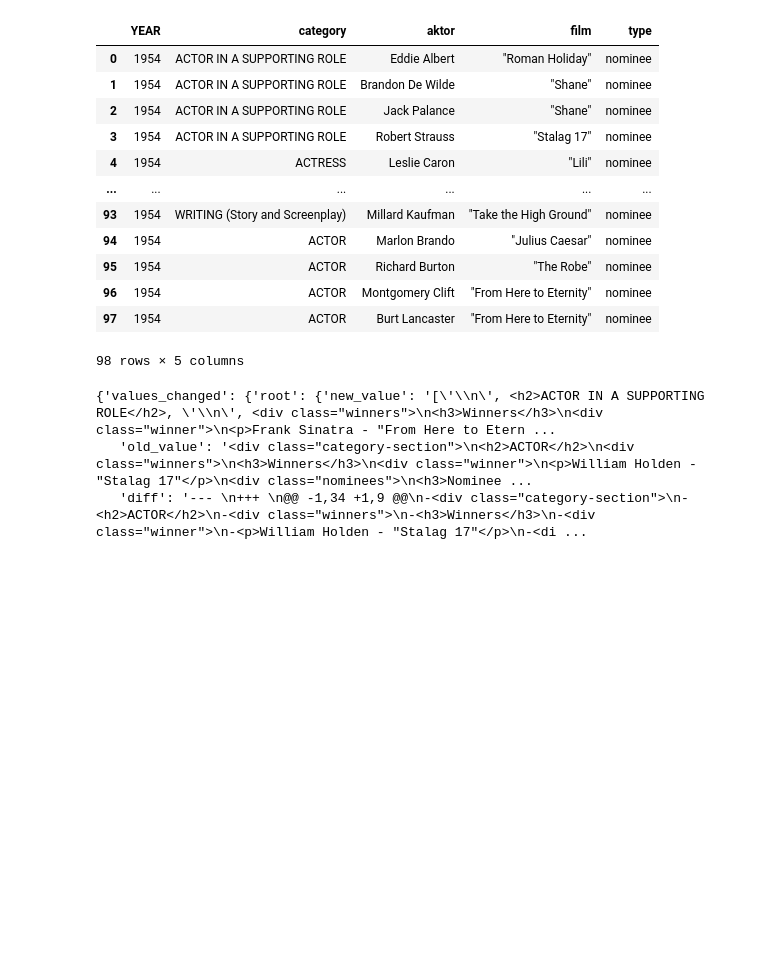
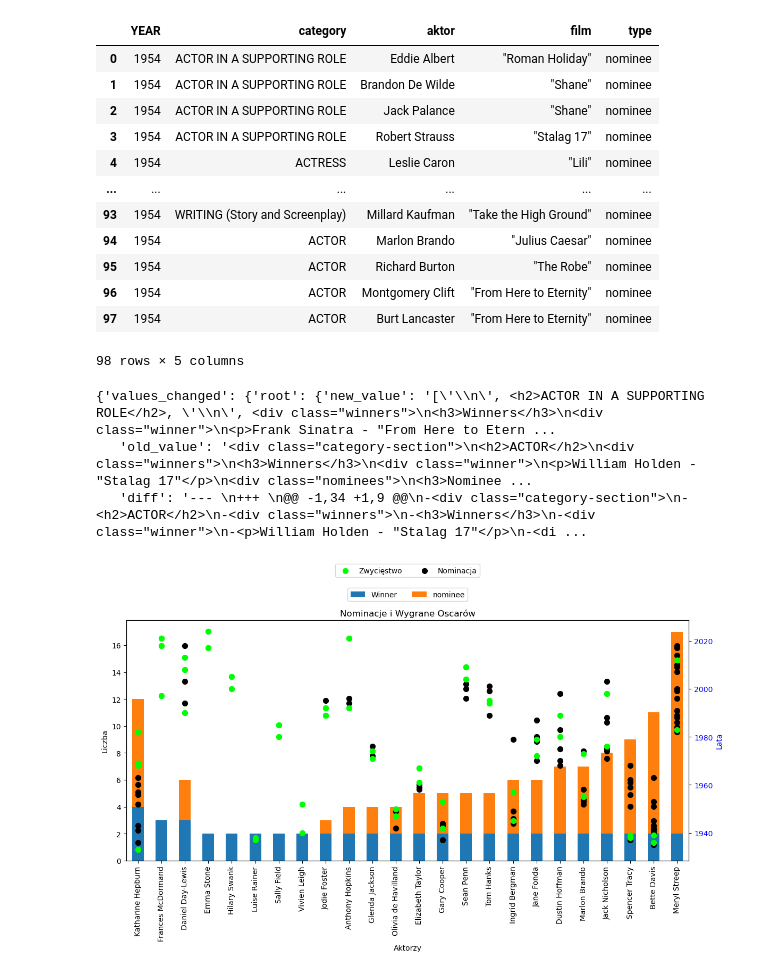
Before and after one commit to KawiorPL/FlaskApp, a Jupyter notebook: Untitled.ipynb, the cells around one changed output. Saved outputs shown, nothing was run; the diff lists cells and outputs as text; code cells hidden in the pictures; blank space fills up the shorter version.

Commit message:
'wizualizacjaDodanie2Wykresu'

```diff
--- a/Untitled.ipynb
+++ b/Untitled.ipynb
@@ -1221,3 +1221,93 @@ roznica
 {'values_changed': {'root': {'new_value': '[\'\\n\', <h2>ACTOR IN A SUPPORTING ROLE</h2>, \'\\n\', <div class="winners">\n<h3>Winners</h3>\n<div class="winner">\n<p>Frank Sinatra - "From Here to Etern ...
    'old_value': '<div class="category-section">\n<h2>ACTOR</h2>\n<div class="winners">\n<h3>Winners</h3>\n<div class="winner">\n<p>William Holden - "Stalag 17"</p>\n<div class="nominees">\n<h3>Nominee ...
    'diff': '--- \n+++ \n@@ -1,34 +1,9 @@\n-<div class="category-section">\n-<h2>ACTOR</h2>\n-<div class="winners">\n-<h3>Winners</h3>\n-<div class="winner">\n-<p>William Holden - "Stalag 17"</p>\n-<di ...
+# %%
+def analizaaktorow(df):
+    """
+    Analizuje nominacje i zwycięstwa aktorów, tworzy wykresy i zapisuje dane do plików CSV.
+
+    Args:
+        df (pd.DataFrame): DataFrame zawierający dane o Oscarach.
+    """
+
+    # 1. Filtrowanie danych: Wybierz tylko wiersze z kategoriami aktorskimi.
+
+    # 1. Filtrowanie danych: Wybierz tylko wiersze z kategoriami aktorskimi.
+    filtered_df = df.loc[df['category'].isin(['ACTOR IN A LEADING ROLE', 'ACTOR', 'ACTRESS IN A LEADING ROLE', 'ACTRESS'])]
+
+    # 2. Grupowanie i zliczanie: Zlicz liczbę wystąpień dla każdego aktora i typu nominacji.
+    grouped_df = filtered_df.groupby(['aktor', 'type']).size().reset_index(name='count')
+
+    # 3. Sortowanie danych: Posortuj dane według aktora, typu nominacji i liczby wystąpień.
+    sorted_df = grouped_df.sort_values(by=['aktor', 'type', 'count'], ascending=[True, False, False])
+
+    # 4. Tworzenie DataFrame z samymi zwycięzcami: Wybierz tylko wiersze ze zwycięzcami i posortuj według liczby zwycięstw.
+    winners_df = sorted_df[sorted_df['type'] == 'Winner'].sort_values(by='count', ascending=False)
+
+    # 5. Tworzenie pustego DataFrame na wynik: Inicjalizuj pusty DataFrame, który będzie przechowywać wyniki.
+    result_df = pd.DataFrame()
+
+    # 6. Iterowanie po zwycięzcach i dodawanie ich nominacji (poprawione): Dla każdego zwycięzcy dodaj jego zwycięstwa i nominacje do DataFrame.
+    for actor in winners_df['aktor']:
+        actor_winners = sorted_df[(sorted_df['aktor'] == actor) & (sorted_df['type'] == 'Winner')]
+        actor_nominees = sorted_df[(sorted_df['aktor'] == actor) & (sorted_df['type'] == 'nominee')]
+
+        # Dodaj najpierw zwycięstwa, a potem nominacje
+        result_df = pd.concat([result_df, actor_winners, actor_nominees], ignore_index=True)
+
+    # 7. Tworzenie tabeli przestawnej: Utwórz tabelę przestawną z danymi o aktorach, nominacjach i zwycięstwach.
+
+
+
+
+
+    # 9. Przygotowanie danych dla wykresu słupkowego i punktowego: Wybierz 50 najlepszych aktorów i utwórz tabelę przestawną.
+
+    pivot_df = result_df.pivot_table(index='aktor', columns='type', values='count', fill_value=0).reset_index()
+    pivot_df['total'] = pivot_df['Winner'] + pivot_df['nominee']
+    pivot_df['%win'] = round((pivot_df['Winner'] / pivot_df['total']) * 100, 2)
+    pairplot = pivot_df.loc[pivot_df['Winner'] > 1].sort_values(['Winner', '%win'], ascending=[False, False])
+    pairplot['nominee'] = pairplot['nominee'].astype(int)
+    pairplot['winner'] = pairplot['Winner'].astype(int)
+    pairplot['total'] = pairplot['total'].astype(int)
+
+
+    # 10. Tworzenie wykresu słupkowego i punktowego: Wykres słupkowy przedstawiający nominacje i zwycięstwa, wykres punktowy przedstawiający lata.
+    fig, ax1 = plt.subplots(figsize=(12, 8))
+    df_award = df.loc[df['category'].isin(['ACTOR IN A LEADING ROLE', 'ACTOR', 'ACTRESS IN A LEADING ROLE', 'ACTRESS'])]
+    chart = pairplot.set_index('aktor')
+    chart[['Winner', 'nominee']].plot(kind='bar', stacked=True, ax=ax1) #Zmieniono kolejność kolumn na wykresie słupkowym
+    ax1.set_title('Nominacje i Wygrane Oscarów')
+    ax1.set_xlabel('Aktorzy')
+    ax1.set_ylabel('Liczba')
+    ax1.legend(loc='upper center', bbox_to_anchor=(0.5, 1.15), ncol=2)
+    ax2 = ax1.twinx()
+    winners = []
+    nominees = []
+    for actor, row in chart.iterrows():
+        actor_data = df_award[df_award['aktor'] == actor] #Zmieniłem nazwę zmiennej aby nie nadpisywała df z argumentu funkcji
+        years = actor_data['YEAR'].tolist()
+        types = actor_data['type'].tolist()
+        for year, t in zip(years, types):
+            if t == 'Winner':
+                winners.append((actor, year))
+            else:
+                nominees.append((actor, year))
+
+
+    ax2.scatter([actor for actor, year in winners], [year for actor, year in winners], color='lime', marker='o', s=50, label='Zwycięstwo')
+    ax2.scatter([actor for actor, year in nominees], [year for actor, year in nominees], color='black', marker='o', s=50, label='Nominacja')
+    ax2.scatter([actor for actor, year in winners], [year for actor, year in winners], color='lime', marker='o', s=50, label='Zwycięstwo')
+
+    ax2.set_ylabel('Lata', color='blue')
+    ax2.tick_params(axis='y', labelcolor='blue')
+    handles, labels = ax2.get_legend_handles_labels()
+    unique = [(h, l) for i, (h, l) in enumerate(zip(handles, labels)) if l not in labels[:i]]
+    ax2.legend(*zip(*unique), loc='upper center', bbox_to_anchor=(0.5, 1.25), ncol=2)
+    CHART_PATH = os.path.join('static', 'charts', 'analizaAktorow.png')
+
+    plt.tight_layout()
+    plt.show()
+analizaaktorow(data)
+# %% [output]
+[figure, added]
```
Also changed, not shown: parts of 6 cells of this notebook, 10 other files.
